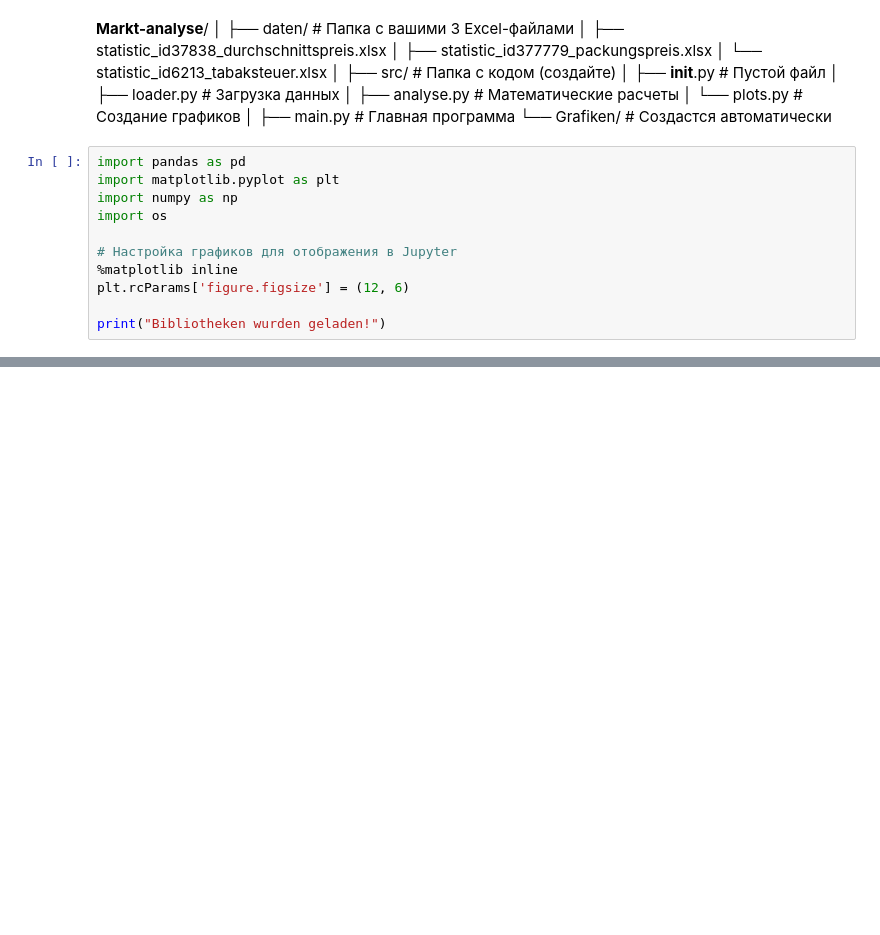
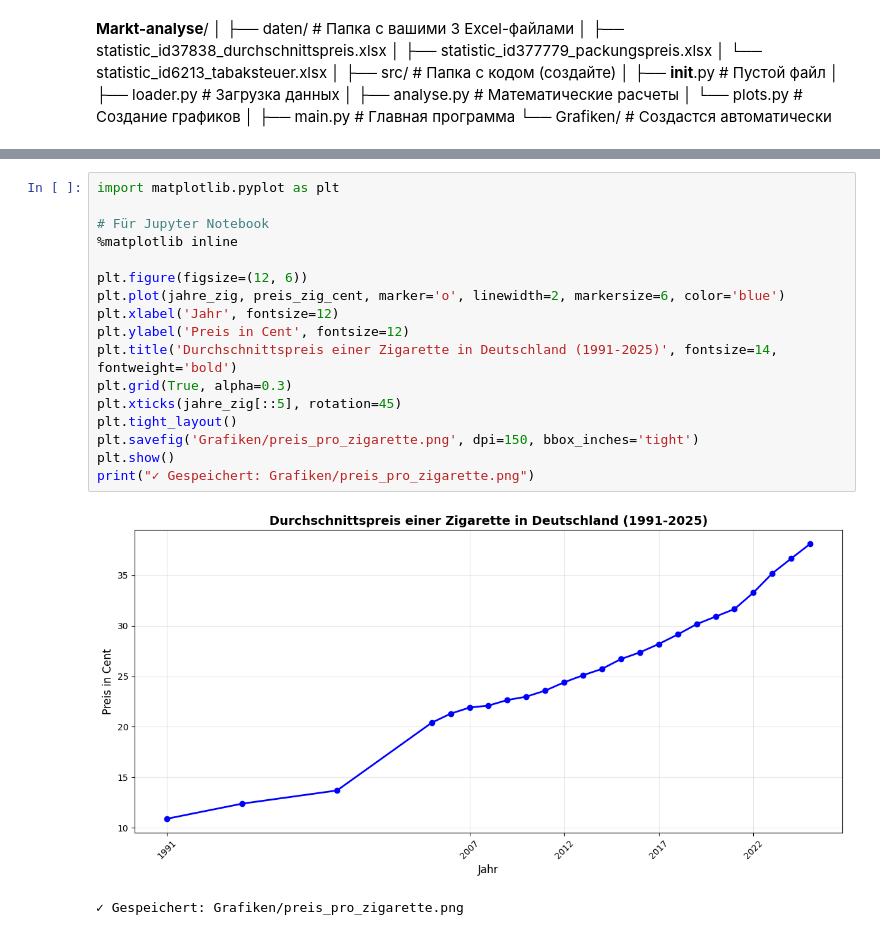
Before and after one commit to evda1011/Informprojekt_SoSe2026, a Jupyter notebook: __Markt-analyse__/Preis_und_Steuern.ipynb, the cells around one changed output, grey strips where cells are left out. Drawn from its saved outputs; the diff is of its cells as text; blank space fills up the shorter version.

```diff
--- a/__Markt-analyse__/Preis_und_Steuern.ipynb
+++ b/__Markt-analyse__/Preis_und_Steuern.ipynb
@@ -117,14 +105,3 @@ __Markt-analyse__/
 │
 ├── main.py                   # Главная программа
 └── Grafiken/                 # Создастся автоматически
-# %%
-import pandas as pd
-import matplotlib.pyplot as plt
-import numpy as np
-import os
-
-# Настройка графиков для отображения в Jupyter
-%matplotlib inline
-plt.rcParams['figure.figsize'] = (12, 6)
-
-print("Bibliotheken wurden geladen!")
@@ -141,0 +907,20 @@ Ordner 'Grafiken' existiert bereits.
+# %%
+import matplotlib.pyplot as plt
+
+# Für Jupyter Notebook
+%matplotlib inline
+
+plt.figure(figsize=(12, 6))
+plt.plot(jahre_zig, preis_zig_cent, marker='o', linewidth=2, markersize=6, color='blue')
+plt.xlabel('Jahr', fontsize=12)
+plt.ylabel('Preis in Cent', fontsize=12)
+plt.title('Durchschnittspreis einer Zigarette in Deutschland (1991-2025)', fontsize=14, fontweight='bold')
+plt.grid(True, alpha=0.3)
+plt.xticks(jahre_zig[::5], rotation=45)
+plt.tight_layout()
+plt.savefig('Grafiken/preis_pro_zigarette.png', dpi=150, bbox_inches='tight')
+plt.show()
+print("✓ Gespeichert: Grafiken/preis_pro_zigarette.png")
+# %% [output]
+[figure, added]
+✓ Gespeichert: Grafiken/preis_pro_zigarette.png
```
Also changed, not shown: parts of 15 cells of this notebook, 1 other file.
